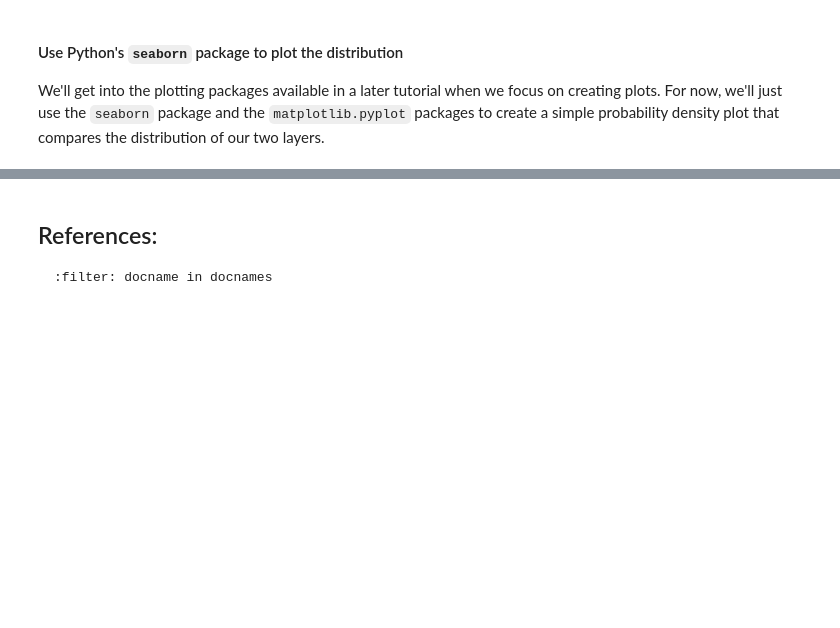
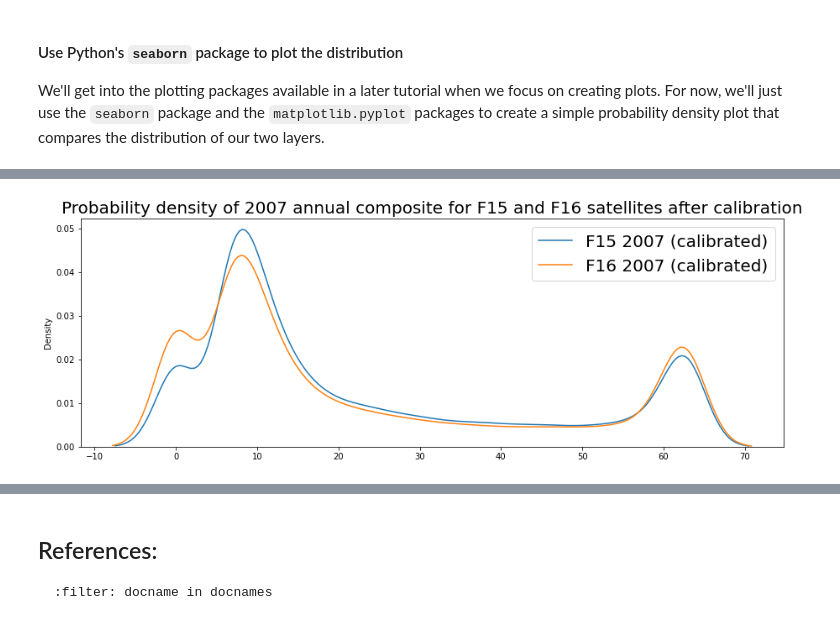
Before and after one commit to worldbank/OpenNightLights, a Jupyter notebook: onl/tutorials/mod2_2_DMSP-OLS_intercalibration.ipynb, the cells around one changed output, grey strips where cells are left out. Saved outputs shown, nothing was run; the diff lists cells and outputs as text; code cells hidden in the pictures; blank space fills up the shorter version.

```diff
--- a/onl/tutorials/mod2_2_DMSP-OLS_intercalibration.ipynb
+++ b/onl/tutorials/mod2_2_DMSP-OLS_intercalibration.ipynb
@@ -224,0 +250,16 @@ clip_img(dmsp1996b).getInfo()
+# %%
+# calibrate both images
+dmspF152007_clbr = calibrate_and_clip(dmspF152007)
+dmspF162007_clbr = calibrate_and_clip(dmspF162007)
+
+# convert to arrays and plot histograms
+dmspF152007_clbr_arr = geemap.ee_to_numpy(dmspF152007_clbr, region=myPolyGeom)
+dmspF162007_clbr_arr = geemap.ee_to_numpy(dmspF162007_clbr, region=myPolyGeom)
+
+fig, ax = plt.subplots(figsize=(15,5))
+sns.kdeplot(dmspF152007_clbr_arr.flatten(), label='F15 2007 (calibrated)',legend=True, ax=ax)
+sns.kdeplot(dmspF162007_clbr_arr.flatten(), label='F16 2007 (calibrated)',legend=True, ax=ax)
+plt.legend(fontsize=20)
+plt.title('Probability density of 2007 annual composite for F15 and F16 satellites after calibration', fontsize=20);
+# %% [output]
+[figure, added]
```
Also changed, not shown: parts of 20 cells of this notebook.
